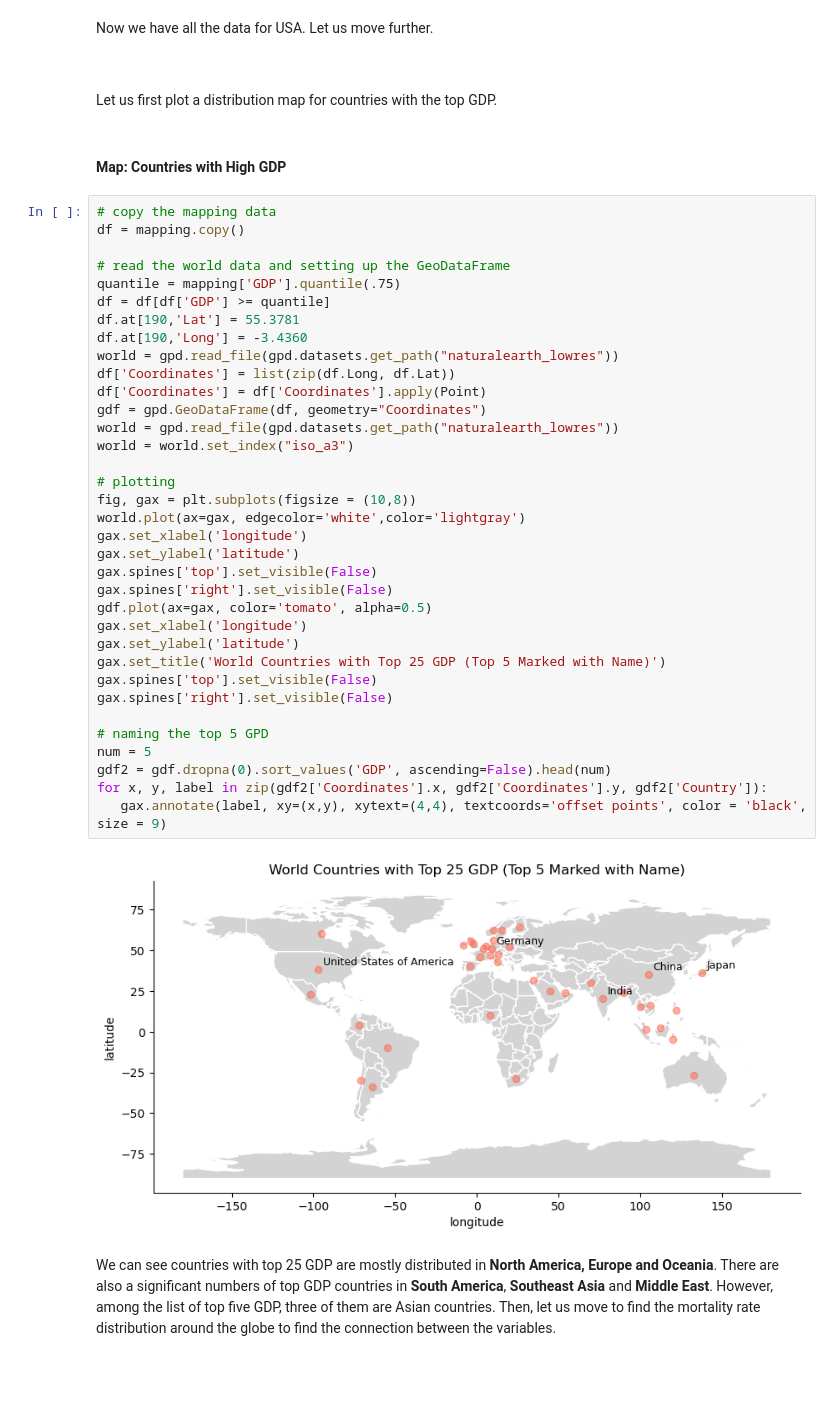
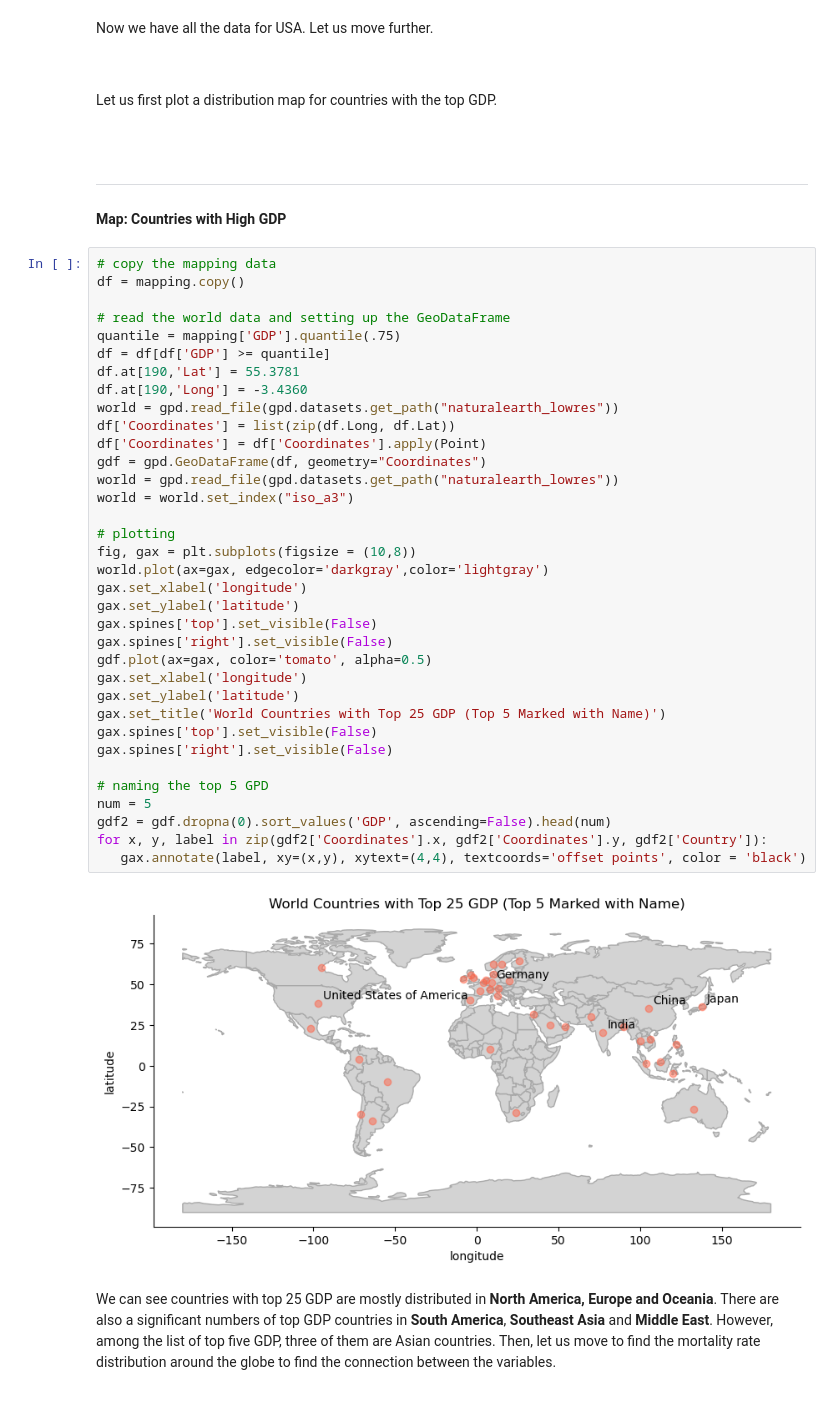
Before and after one commit to robinasaki/Analyzing-the-COVID-19-Mortality-Rate-with-respect-to-Different-Variables, a Jupyter notebook: Analyzing the COVID-19 Mortality Rate with respect to Different Variables.ipynb, the cells around one changed output. Cells and saved outputs as stored; diff of their text form.

```diff
--- a/Analyzing the COVID-19 Mortality Rate with respect to Different Variables.ipynb
+++ b/Analyzing the COVID-19 Mortality Rate with respect to Different Variables.ipynb
@@ -1626,7 +1626,10 @@ Now we have all the data for USA. Let us move further.
 <br>
 # %% [markdown]
 Let us first plot a distribution map for countries with the top GDP.
+
+<br>
 # %% [markdown]
+-----
 #### Map: Countries with High GDP
 # %%
 # copy the mapping data
@@ -1635,36 +1638,36 @@ df = mapping.copy()
 # read the world data and setting up the GeoDataFrame
 quantile = mapping['GDP'].quantile(.75)
 df = df[df['GDP'] >= quantile]
 df.at[190,'Lat'] = 55.3781
 df.at[190,'Long'] = -3.4360
 world = gpd.read_file(gpd.datasets.get_path("naturalearth_lowres"))
 df['Coordinates'] = list(zip(df.Long, df.Lat))
 df['Coordinates'] = df['Coordinates'].apply(Point)
 gdf = gpd.GeoDataFrame(df, geometry="Coordinates")
 world = gpd.read_file(gpd.datasets.get_path("naturalearth_lowres"))
 world = world.set_index("iso_a3")
 
 # plotting
 fig, gax = plt.subplots(figsize = (10,8))
-world.plot(ax=gax, edgecolor='white',color='lightgray')
+world.plot(ax=gax, edgecolor='darkgray',color='lightgray')
 gax.set_xlabel('longitude')
 gax.set_ylabel('latitude')
 gax.spines['top'].set_visible(False)
 gax.spines['right'].set_visible(False)
 gdf.plot(ax=gax, color='tomato', alpha=0.5)
 gax.set_xlabel('longitude')
 gax.set_ylabel('latitude')
 gax.set_title('World Countries with Top 25 GDP (Top 5 Marked with Name)')
 gax.spines['top'].set_visible(False)
 gax.spines['right'].set_visible(False)
 
 # naming the top 5 GPD
 num = 5
 gdf2 = gdf.dropna(0).sort_values('GDP', ascending=False).head(num)
 for x, y, label in zip(gdf2['Coordinates'].x, gdf2['Coordinates'].y, gdf2['Country']):
-   gax.annotate(label, xy=(x,y), xytext=(4,4), textcoords='offset points', color = 'black', size = 9)
+   gax.annotate(label, xy=(x,y), xytext=(4,4), textcoords='offset points', color = 'black')
 # %% [output]
-[figure, old version]
+[figure, new version]
 # %% [markdown]
 We can see countries with top 25 GDP are mostly distributed in **North America, Europe and Oceania**. There are also a significant numbers of top GDP countries in **South America**, **Southeast Asia** and **Middle East**. However, among the list of top five GDP, three of them are Asian countries. Then, let us move to find the mortality rate distribution around the globe to find the connection between the variables.
 
```
Also changed, not shown: parts of 15 cells of this notebook.
